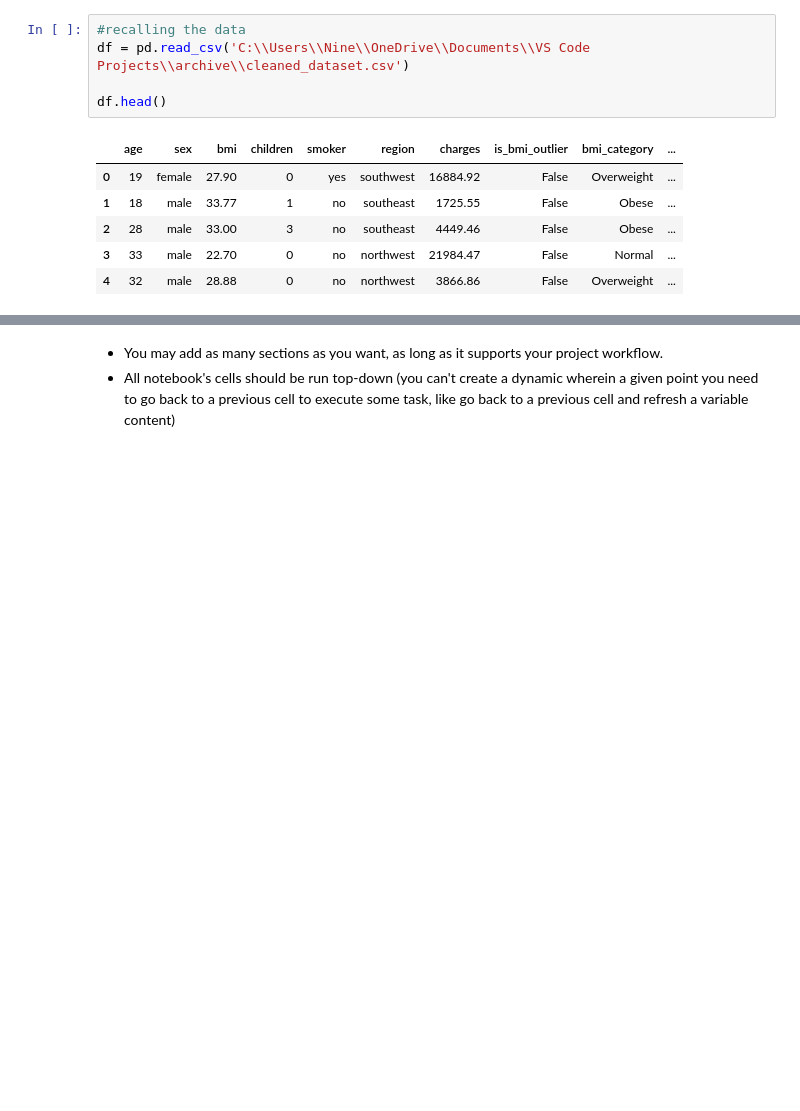
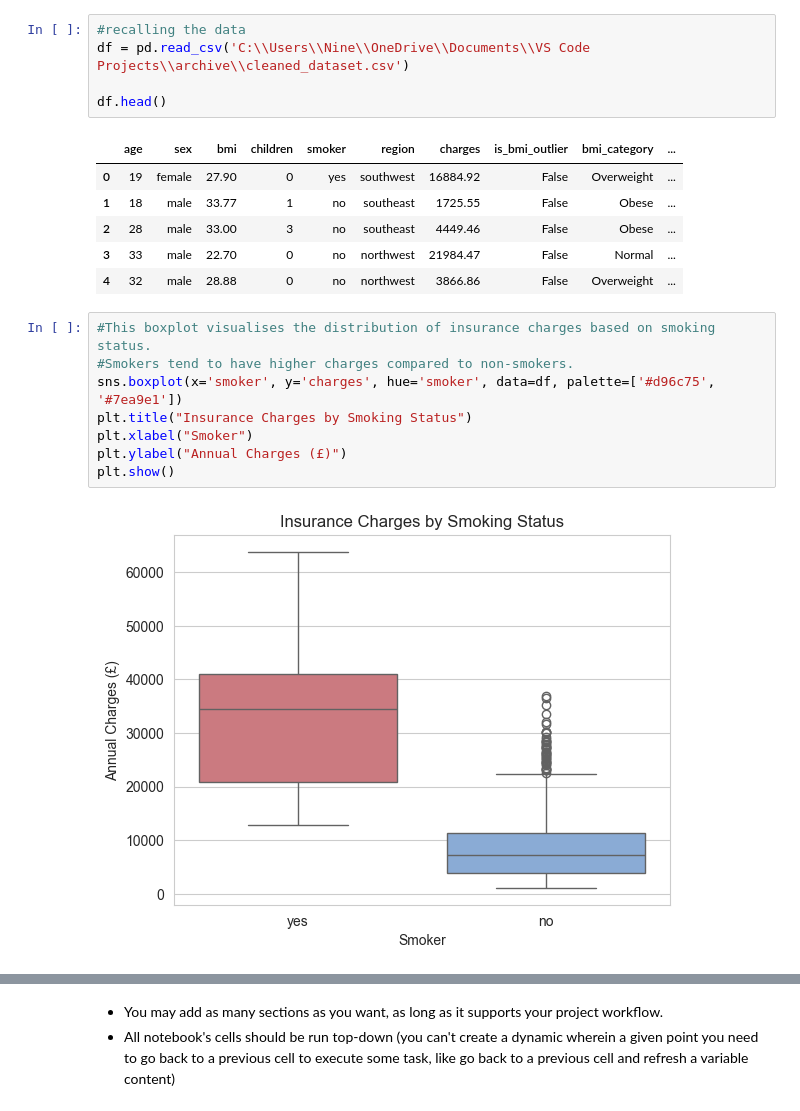
Before and after one commit to Ninestein666/Healthcare-Insurance-Cost-Analysis-Assessment, a Jupyter notebook: jupyter_notebooks/Data_Visualisation.ipynb, the cells around one changed output, grey strips where cells are left out. Drawn from its saved outputs; the diff is of its cells as text; blank space fills up the shorter version.

Commit message:
Data_Visualisation Charts completed to show correlations between age, sex, BMI, smoker status, and insurance costs.

```diff
--- a/jupyter_notebooks/Data_Visualisation.ipynb
+++ b/jupyter_notebooks/Data_Visualisation.ipynb
@@ -178,3 +176,13 @@ df.head()
 | 2 | 28 | male | 33.00 | 3 | no | southeast | 4449.46 | False | Obese | ... |
 | 3 | 33 | male | 22.70 | 0 | no | northwest | 21984.47 | False | Normal | ... |
 | 4 | 32 | male | 28.88 | 0 | no | northwest | 3866.86 | False | Overweight | ... |
+# %%
+#This boxplot visualises the distribution of insurance charges based on smoking status.
+#Smokers tend to have higher charges compared to non-smokers.
+sns.boxplot(x='smoker', y='charges', hue='smoker', data=df, palette=['#d96c75', '#7ea9e1'])
+plt.title("Insurance Charges by Smoking Status")
+plt.xlabel("Smoker")
+plt.ylabel("Annual Charges (£)")
+plt.show()
+# %% [output]
+[figure, added]
```
Also changed, not shown: parts of 10 cells of this notebook, 1 other file.
